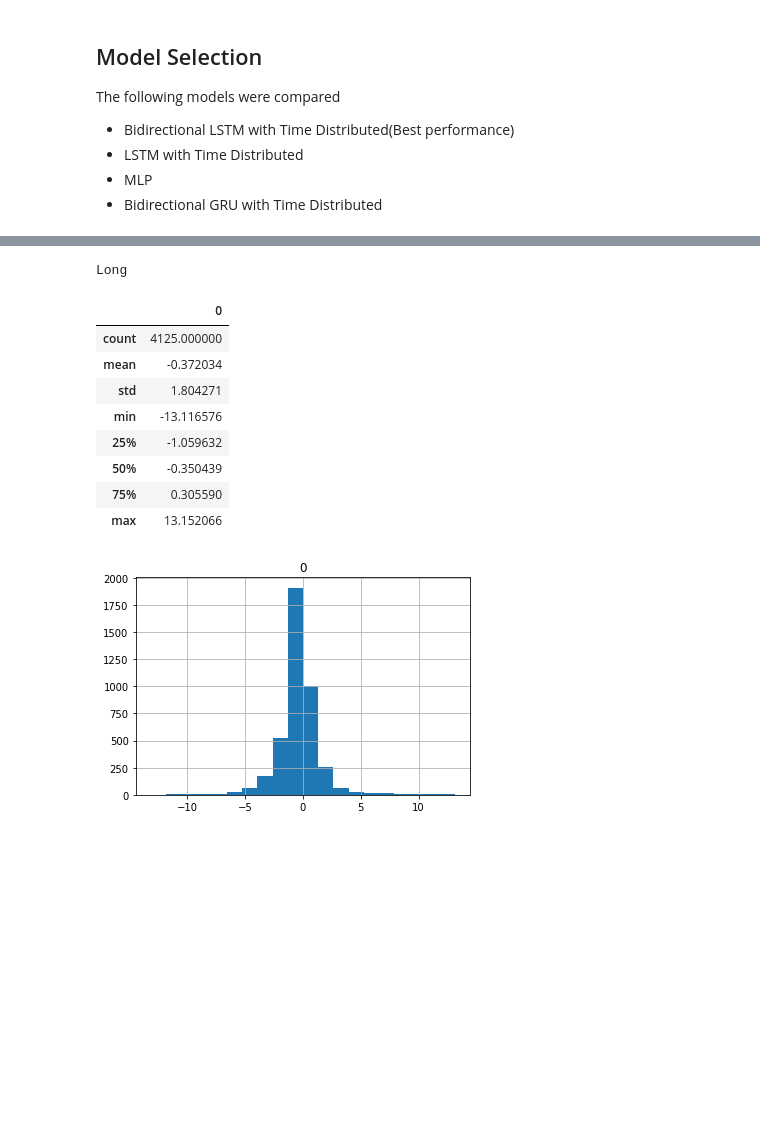
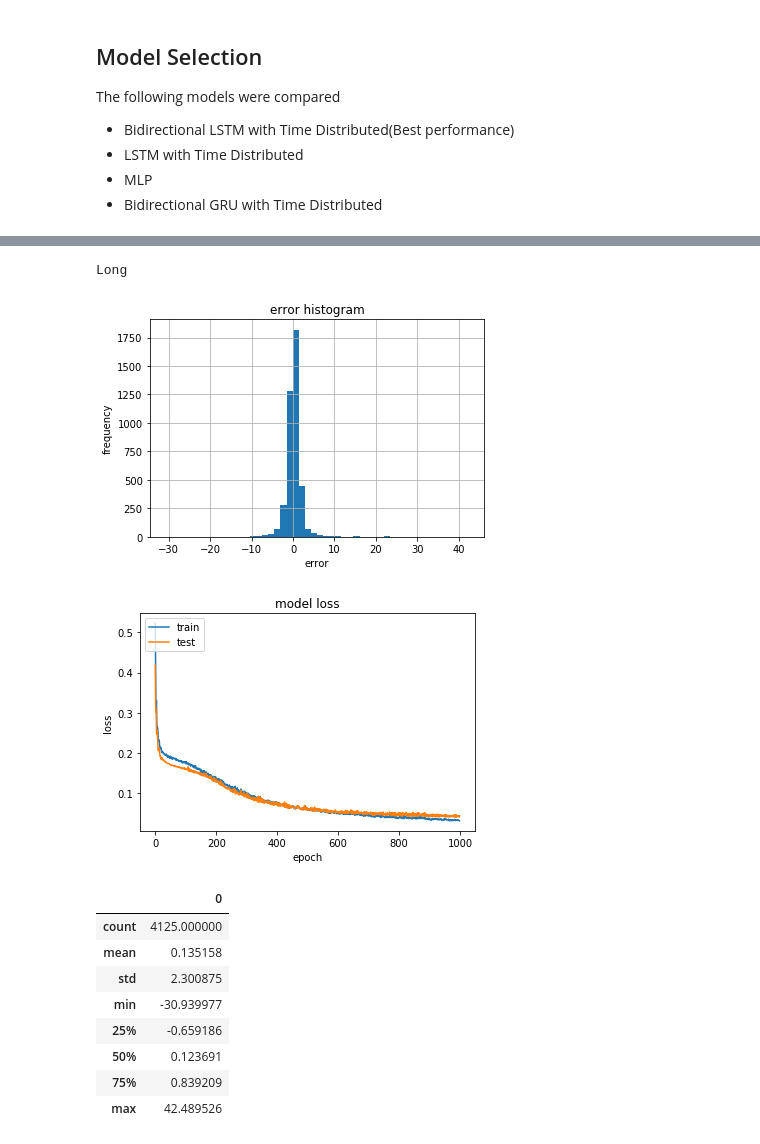
Before and after one commit to hammad93/hurricane-net, a Jupyter notebook: hurricane-net.ipynb, the cells around one changed output, grey strips where cells are left out. Saved outputs shown, nothing was run; the diff lists cells and outputs as text; code cells hidden in the pictures; blank space fills up the shorter version.

```diff
--- a/hurricane-net.ipynb
+++ b/hurricane-net.ipynb
@@ -209,12 +214,14 @@ def feature_extraction(timestep, previous) :
         'delta_wind' : (timestep['max_wind'] - previous['max_wind']) / # Calculated from track (12h)
             ((timestep['entry_time'] - previous['entry_time']).total_seconds() / 43200),
         'min_pressure' : timestep['min_pressure'],
-        'date' : (timestep['entry_time'].date()
-                  - datetime.date(timestep['entry_time'].year, 9, 10)).days, # Calendar days from 9/10
         'zonal_speed' : (timestep['lat'] - previous['lat'])/ # Calculated from track (per hour)
             ((timestep['entry_time'] - previous['entry_time']).total_seconds() / 3600),
         'meridonal_speed' : (timestep['long'] - previous['long'])/# Calculated from track (per hour)
-            ((timestep['entry_time'] - previous['entry_time']).total_seconds() / 3600)
+            ((timestep['entry_time'] - previous['entry_time']).total_seconds() / 3600),
+        'year' : timestep['entry_time'].year,
+        'month' : timestep['entry_time'].month,
+        'day' : timestep['entry_time'].day,
+        'hour' : timestep['entry_time'].hour,
     }
     return features
 
@@ -371,7 +382,8 @@ y_test_long = np.array([[[features[1]] for features in y] for y in y_test], dtyp
 
 def bd_lstm_td(X_train, y_train, X_test, y_test, n_epochs = 500) :
     model = Sequential()
-    model.add(Bidirectional(LSTM(units = 1024, return_sequences = True, dropout = 0.05), input_shape = (5,8)))
+    model.add(Bidirectional(LSTM(units = 1024, return_sequences = True, dropout = 0.05),
+                            input_shape = (X_train.shape[1],X_train.shape[2])))
     model.add(LSTM(units = 512, return_sequences = True, dropout = 0.05))
     model.add(TimeDistributed(Dense(1)))
     model.compile(loss='mae', optimizer='adam')
@@ -391,6 +403,6 @@ def lstm_td(X_train, X_test, y_train, y_test) :
     return model
 
 model_wind, model_wind_history = bd_lstm_td(X_train, y_train_wind, X_test, y_test_wind)
-model_lat, model_lat_history = bd_lstm_td(X_train, y_train_lat, X_test, y_test_lat)
-model_long, model_long_history = bd_lstm_td(X_train, y_train_long, X_test, y_test_long)
+model_lat, model_lat_history = bd_lstm_td(X_train, y_train_lat, X_test, y_test_lat, n_epochs = 1000)
+model_long, model_long_history = bd_lstm_td(X_train, y_train_long, X_test, y_test_long, n_epochs = 1000)
 # %% [output]
@@ -500,20 +529,21 @@ Lat
 # %%
 print("Long")
-long_predictions = [[pred[0] for pred in hurricanes_pred] for hurricanes_pred in long_predictions_scaled]
-long_observations = [[obsrv[0] for obsrv in hurricanes_obsrv] for hurricanes_obsrv in y_long_test_scaled]
-ai_errors(long_predictions, long_observations).describe()
+long_predictions = [[pred[1] for pred in hurricanes_pred] for hurricanes_pred in long_predictions_scaled]
+long_observations = [[obsrv[1] for obsrv in hurricanes_obsrv] for hurricanes_obsrv in y_long_test_scaled]
+ai_errors(long_predictions, long_observations, model_long_history).describe()
 # %% [output]
 Long
+[figure, new version]
+[figure, added]
 |  | 0 |
 | count | 4125.000000 |
-| mean | -0.372034 |
-| std | 1.804271 |
-| min | -13.116576 |
-| 25% | -1.059632 |
-| 50% | -0.350439 |
-| 75% | 0.305590 |
-| max | 13.152066 |
+| mean | 0.135158 |
+| std | 2.300875 |
+| min | -30.939977 |
+| 25% | -0.659186 |
+| 50% | 0.123691 |
+| 75% | 0.839209 |
+| max | 42.489526 |
-[figure, old version]
 # %% [markdown]
 ## Model Evaluation & Benchmarks<a id="Benchmarks"></a>
 
```
Also changed, not shown: parts of 9 cells of this notebook.
